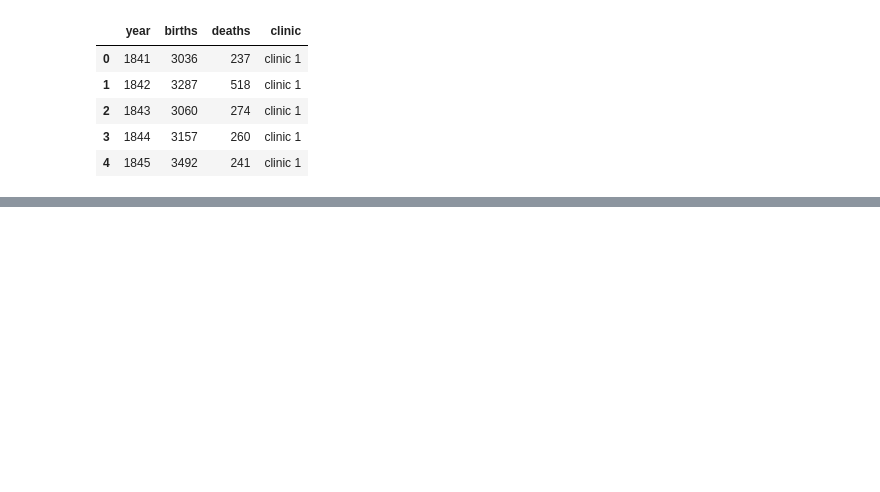
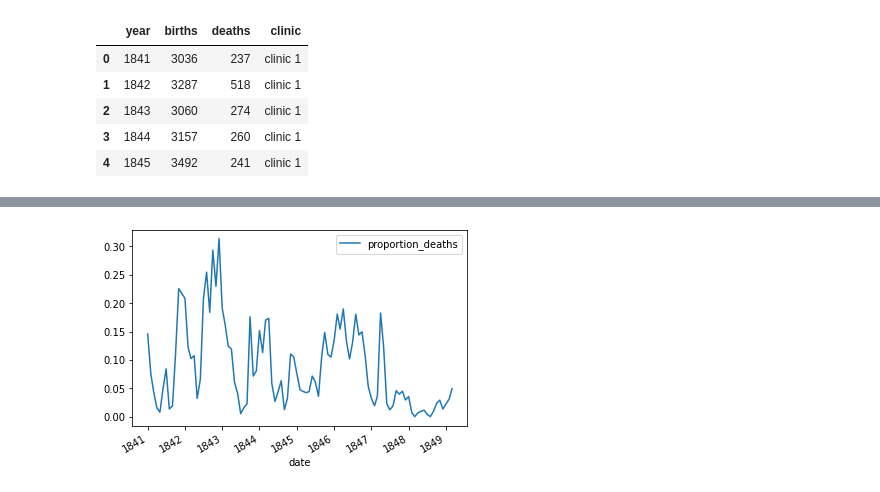
Before and after one commit to ritesh-chafer/ignaz-semmelweis-discovery, a Jupyter notebook: main.ipynb, the cells around one changed output, grey strips where cells are left out. Drawn from its saved outputs; the diff is of its cells as text; code cells hidden in the pictures; blank space fills up the shorter version.

```diff
--- a/main.ipynb
+++ b/main.ipynb
@@ -21,0 +44,9 @@ KeyError: 'birth'
+# %%
+# Read datasets/monthly_deaths.csv into monthly
+monthly = pd.read_csv("datasets/monthly_deaths.csv", parse_dates=["date"])
+
+# Calculate proportion of deaths per no. births
+monthly['proportion_deaths'] = monthly['deaths'] / monthly['births']
+
+# Print out the first rows in monthly
+monthly.head()
@@ -21,0 +60,5 @@ KeyError: 'birth'
+# %%
+# Plot monthly proportion of deaths
+ax = monthly.plot(x="date", y="proportion_deaths")
+# %% [output]
+[figure, added]
```
Also changed, not shown: parts of 8 cells of this notebook, 1 other file.
